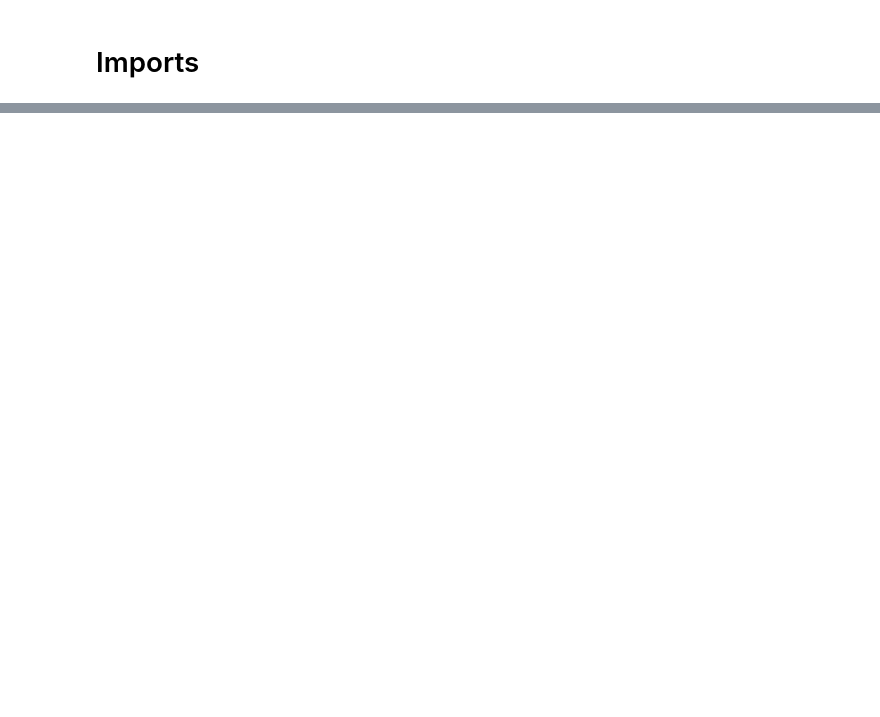
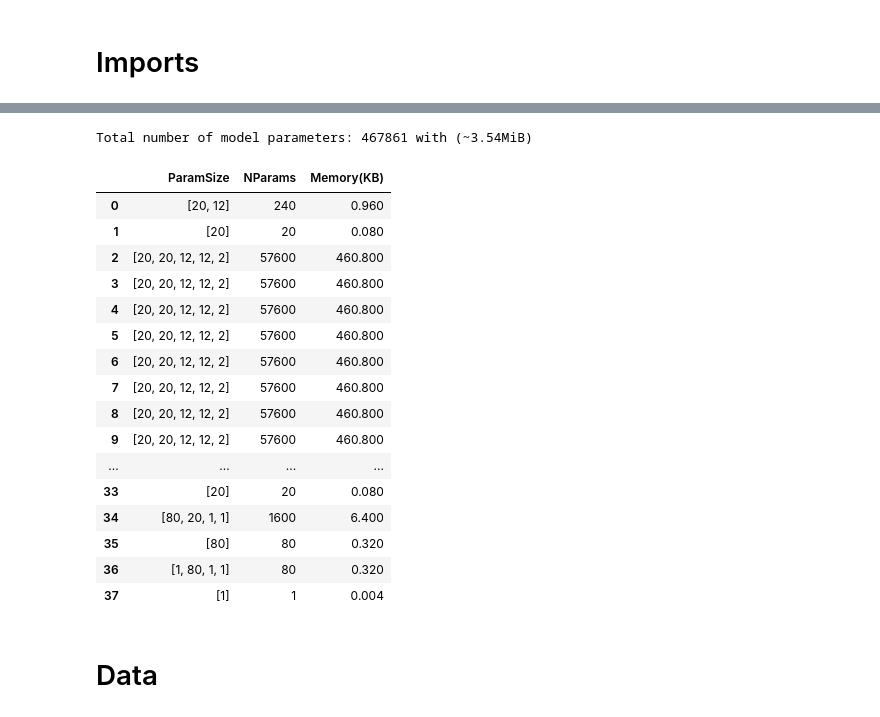
Before and after one commit to Parallel-in-Time/cfno, a Jupyter notebook: FNO_2.ipynb, the cells around one changed output, grey strips where cells are left out. Cells and saved outputs as stored; diff of their text form; code cells hidden in the pictures; blank space fills up the shorter version.

```diff
--- a/FNO_2.ipynb
+++ b/FNO_2.ipynb
@@ -267,7 +408,3 @@ class FNO3d(nn.Module):
 
         print(f'Total number of model parameters: {elementFrame["NParams"].sum()} with (~{format_tensor_size(elementFrame["Memory(KB)"].sum()*1000)})')
         return elementFrame
-# %%
-x = torch.rand(1,20,64,64,40)
-x = torch.nn.functional.pad(x, [0,6])
-x.shape
@@ -298,0 +587,24 @@ Total number of model parameters: 3283881 with (~25.03MiB)
+# %%
+model2d= FNO2d(12,12,20)
+model2d.print_size()
+# %% [output]
+Total number of model parameters: 467861 with (~3.54MiB)
+|  | ParamSize | NParams | Memory(KB) |
+| 0 | [20, 12] | 240 | 0.960 |
+| 1 | [20] | 20 | 0.080 |
+| 2 | [20, 20, 12, 12, 2] | 57600 | 460.800 |
+| 3 | [20, 20, 12, 12, 2] | 57600 | 460.800 |
+| 4 | [20, 20, 12, 12, 2] | 57600 | 460.800 |
+| 5 | [20, 20, 12, 12, 2] | 57600 | 460.800 |
+| 6 | [20, 20, 12, 12, 2] | 57600 | 460.800 |
+| 7 | [20, 20, 12, 12, 2] | 57600 | 460.800 |
+| 8 | [20, 20, 12, 12, 2] | 57600 | 460.800 |
+| 9 | [20, 20, 12, 12, 2] | 57600 | 460.800 |
+| ... | ... | ... | ... |
+| 33 | [20] | 20 | 0.080 |
+| 34 | [80, 20, 1, 1] | 1600 | 6.400 |
+| 35 | [80] | 80 | 0.320 |
+| 36 | [1, 80, 1, 1] | 80 | 0.320 |
+| 37 | [1] | 1 | 0.004 |
+# %% [markdown]
+# Data
```
Also changed, not shown: parts of 38 cells of this notebook, 8 other files.
